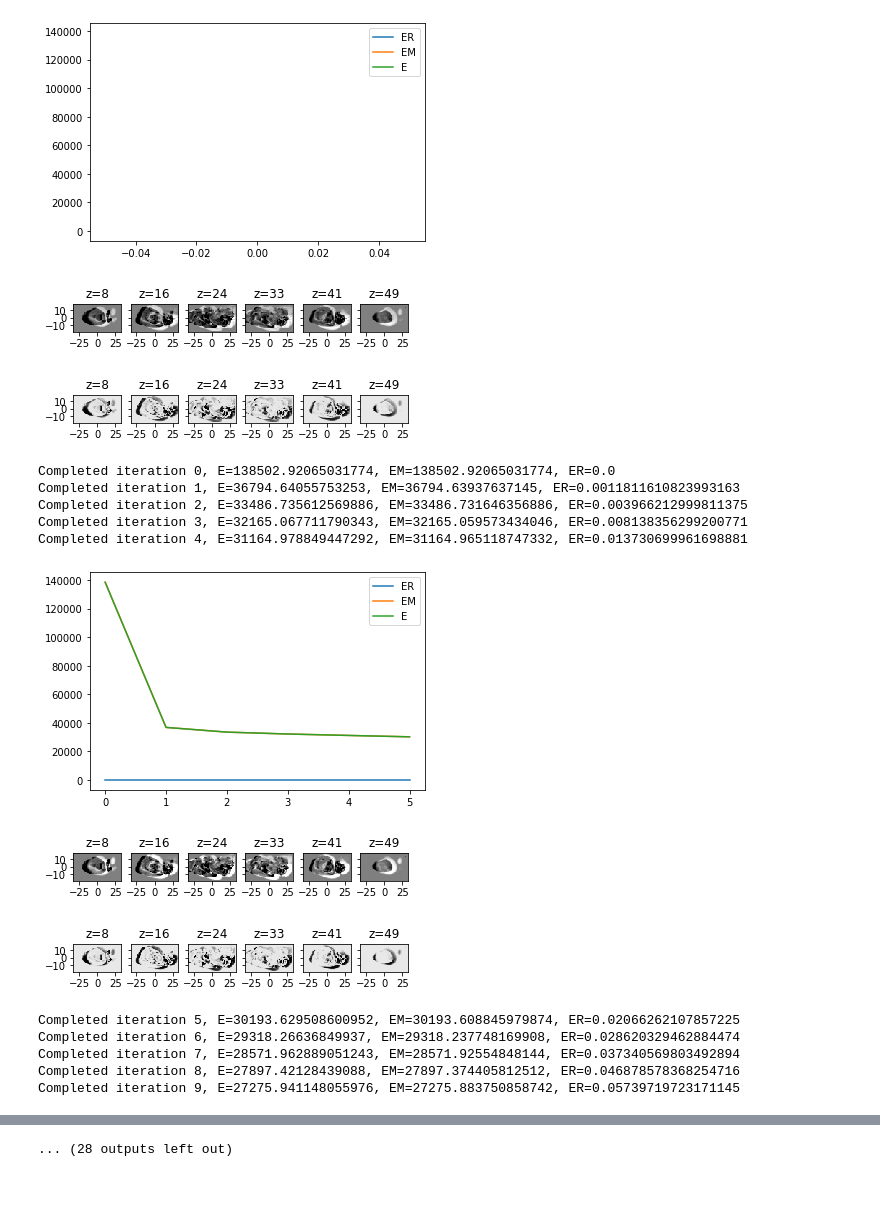
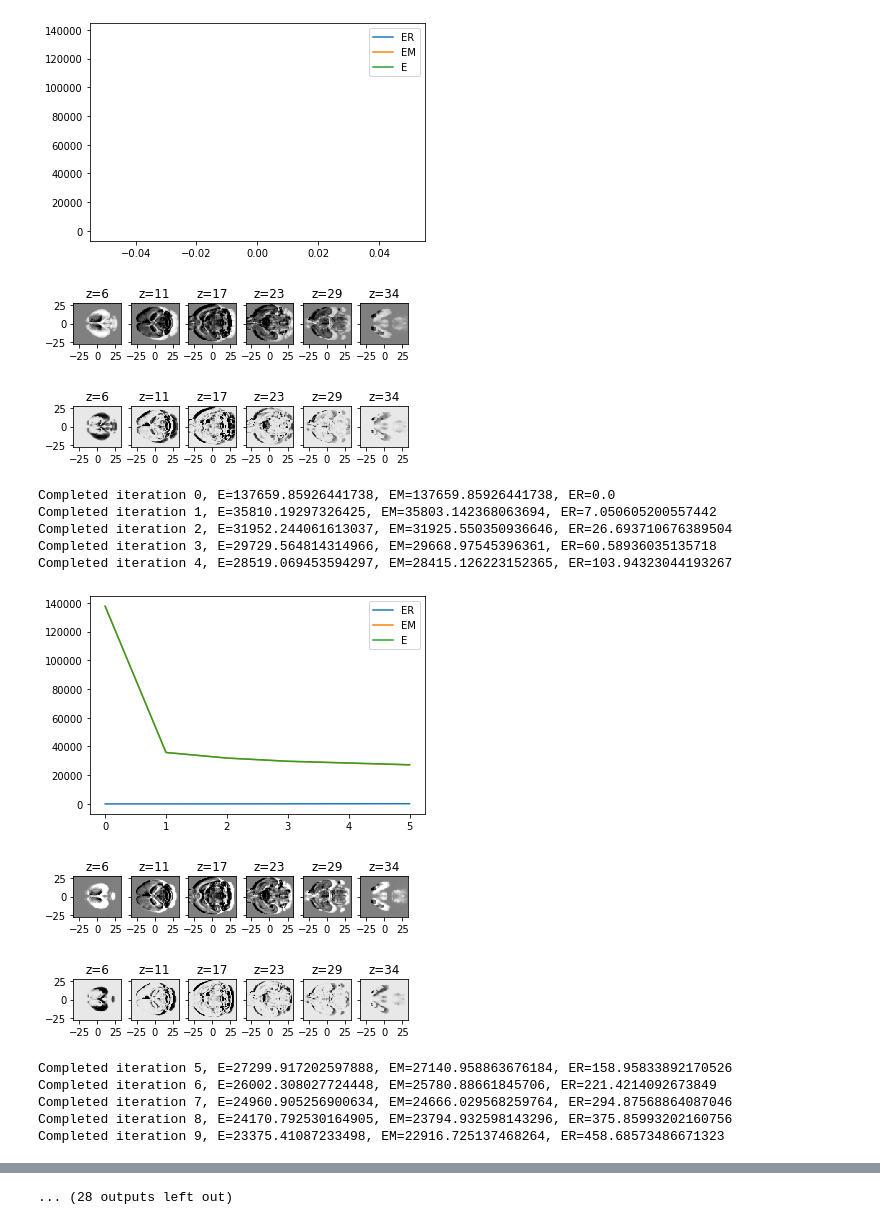
Before and after one commit to neurodata/ardent, a Jupyter notebook: demo-CCF-STPT.ipynb, the cells around one changed output, grey strips where cells are left out. Saved outputs shown, nothing was run; the diff lists cells and outputs as text; code cells hidden in the pictures; blank space fills up the shorter version.

```diff
--- a/demo-CCF-STPT.ipynb
+++ b/demo-CCF-STPT.ipynb
@@ -8,8 +8,8 @@ import ardent
 # %%
 #%% Load template and target.
 # specify path
-atlas_image_filename = '/home/dtward/Documents/cis/ardent-work/neuronex2/datasetsaverage_template_50.img'
-target_image_filename = '/home/dtward/Documents/cis/ardent-work/neuronex2/datasets180517_Downsample.img'
+atlas_image_filename = '/home/dtward/Documents/cis/ardent-work/neuronex2/datasets/average_template_50.img'
+target_image_filename = '/home/dtward/Documents/cis/ardent-work/neuronex2/datasets/180517_Downsample.img'
 
 # load
 atlas = ardent.io.load(atlas_image_filename, down=[4,4,4], norm='sad',pad=1)
@@ -25,10 +25,8 @@ ardent.heatslices(target, title='target', limit_mode='stdev')
 #%% Orient images.
 # Here we will orient the target to the template (atlas).
 reoriented_target = np.copy(target)
-reoriented_target = np.rot90(reoriented_target, axes=(1,2))
-reoriented_target = np.rot90(reoriented_target, axes=(2,0))
-reoriented_target = np.flip(reoriented_target, axis=0)
-reoriented_target = np.flip(reoriented_target, axis=1)
+reoriented_target = np.transpose(target,[2,0,1])
+reoriented_target = np.flip(reoriented_target, axis=2)
 
 # View
 ardent.heatslices(atlas, title='atlas', limit_mode='stdev')
@@ -42,25 +40,25 @@ target = reoriented_target.copy()
 # %%
 #%% Perform registration.
 transform = ardent.Transform()
 transform.register(template=atlas, target=target,
-                   sigmaM=1.0,sigmaR=1e3,
+                   sigmaM=1.0,sigmaR=1e1,
                    sigmaA=10.0,
-                   eV=1e0, eT=1e-5, eL=1e-8,
+                   eV=1e0, eT=5e-5, eL=5e-8,
                    niter=50, draw=True)
 # %% [output]
 [figure]
-[figure, old version]
+[figure, new version]
-[figure, old version]
+[figure, new version]
-Completed iteration 0, E=138502.92065031774, EM=138502.92065031774, ER=0.0
-Completed iteration 1, E=36794.64055753253, EM=36794.63937637145, ER=0.0011811610823993163
-Completed iteration 2, E=33486.735612569886, EM=33486.731646356886, ER=0.003966212999811375
-Completed iteration 3, E=32165.067711790343, EM=32165.059573434046, ER=0.008138356299200771
-Completed iteration 4, E=31164.978849447292, EM=31164.965118747332, ER=0.013730699961698881
+Completed iteration 0, E=137659.85926441738, EM=137659.85926441738, ER=0.0
+Completed iteration 1, E=35810.19297326425, EM=35803.142368063694, ER=7.050605200557442
+Completed iteration 2, E=31952.244061613037, EM=31925.550350936646, ER=26.693710676389504
+Completed iteration 3, E=29729.564814314966, EM=29668.97545396361, ER=60.58936035135718
+Completed iteration 4, E=28519.069453594297, EM=28415.126223152365, ER=103.94323044193267
-[figure, old version]
+[figure, new version]
-[figure, old version]
+[figure, new version]
-[figure, old version]
+[figure, new version]
-Completed iteration 5, E=30193.629508600952, EM=30193.608845979874, ER=0.02066262107857225
-Completed iteration 6, E=29318.26636849937, EM=29318.237748169908, ER=0.028620329462884474
-Completed iteration 7, E=28571.962889051243, EM=28571.92554848144, ER=0.037340569803492894
-Completed iteration 8, E=27897.42128439088, EM=27897.374405812512, ER=0.046878578368254716
-Completed iteration 9, E=27275.941148055976, EM=27275.883750858742, ER=0.05739719723171145
+Completed iteration 5, E=27299.917202597888, EM=27140.958863676184, ER=158.95833892170526
+Completed iteration 6, E=26002.308027724448, EM=25780.88661845706, ER=221.4214092673849
+Completed iteration 7, E=24960.905256900634, EM=24666.029568259764, ER=294.87568864087046
+Completed iteration 8, E=24170.792530164905, EM=23794.932598143296, ER=375.85993202160756
+Completed iteration 9, E=23375.41087233498, EM=22916.725137468264, ER=458.68573486671323
```
Also changed, not shown: parts of 4 cells of this notebook, 3 other files.
